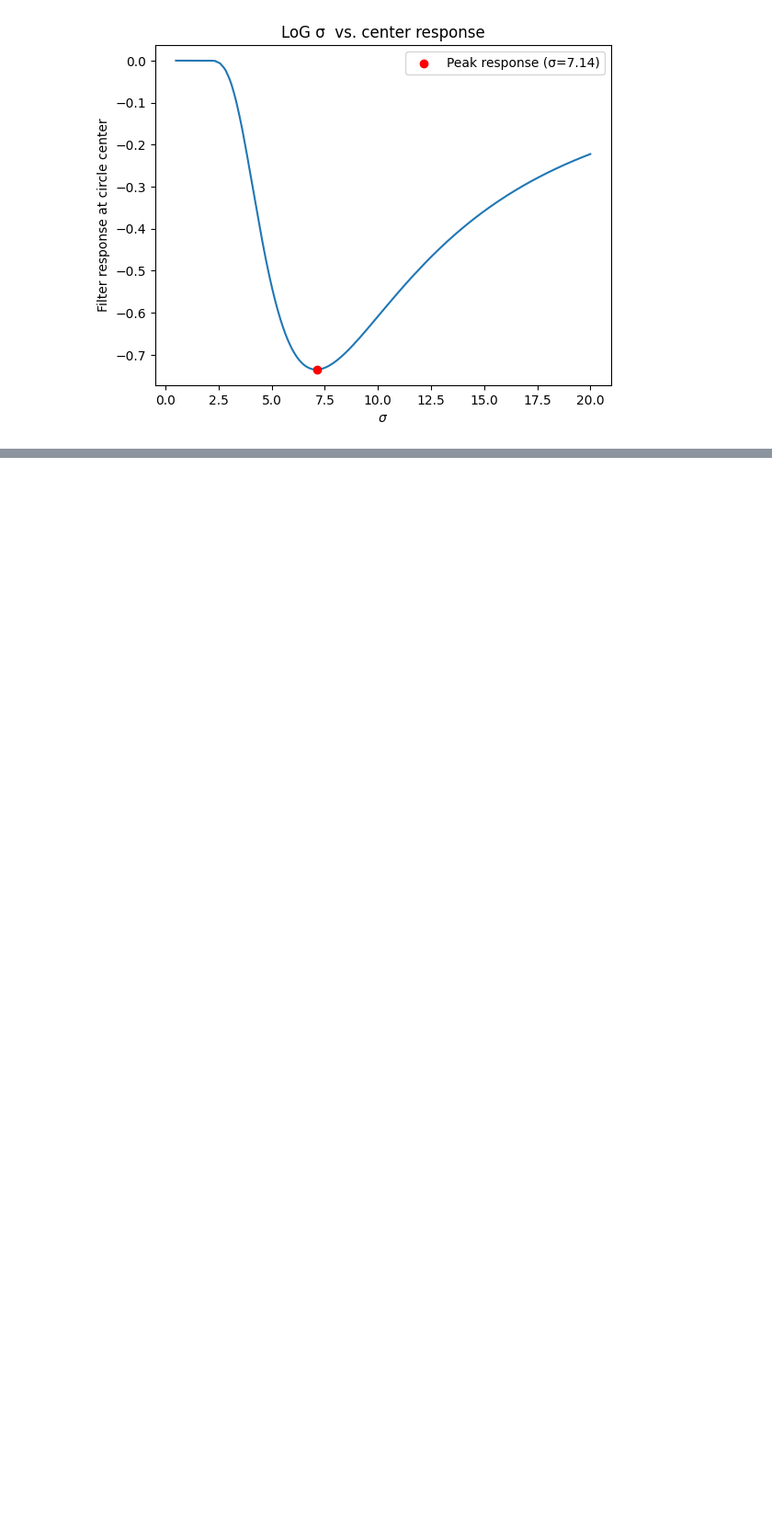
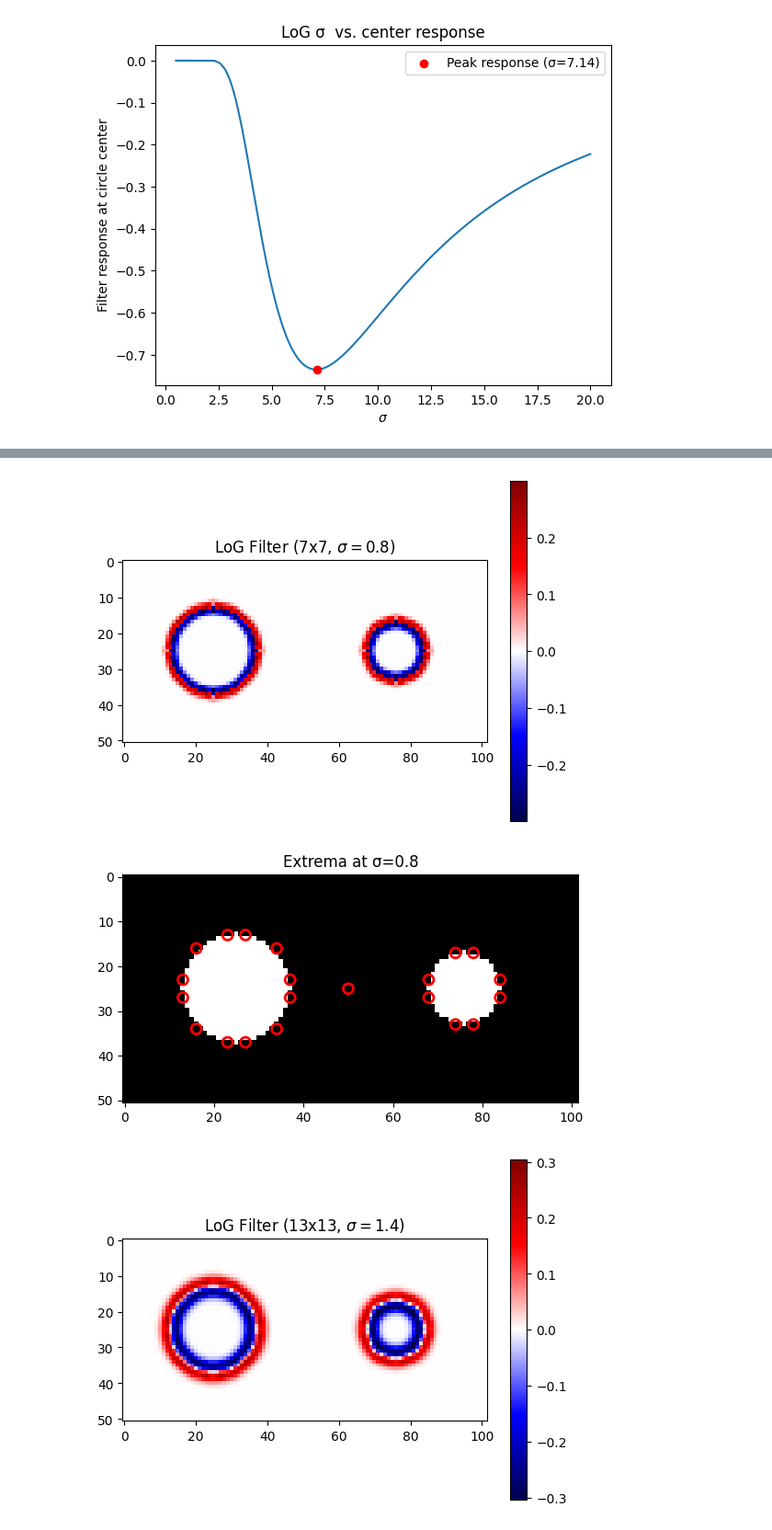
Before and after one commit to Archangel4148/CS5404, a Jupyter notebook: P2_features_scale_warping/P2.Features_Scale_Warping.ipynb, the cells around one changed output, grey strips where cells are left out. Shown at 92% size. Saved outputs shown, nothing was run; the diff lists cells and outputs as text; code cells hidden in the pictures; blank space fills up the shorter version.

```diff
--- a/P2_features_scale_warping/P2.Features_Scale_Warping.ipynb
+++ b/P2_features_scale_warping/P2.Features_Scale_Warping.ipynb
@@ -449,43 +456,81 @@ import scipy.ndimage
 
 def plot_circ_features(image, features, ax):
     ax.imshow(image, cmap='gray')
-    for m in features:
-        # if m[2] == sigmas.max():
-        #     continue
-        radius = None
-        if radius is None:
-            raise NotImplementedError()
-        cir = plt.Circle((m[0], m[1]), radius, color='r', fill=False)
+    for (x, y, sigma) in features:
+        # Approximate radius from sigma
+        radius = np.sqrt(2) * sigma
+        cir = plt.Circle((x, y), radius, color='r', fill=False, linewidth=2)
         ax.add_artist(cir)
 
 def get_local_maxima_3D(data, threshold, sigmas, neighborhood_size=5):
     # See: https://stackoverflow.com/a/9113227/3672986
     data_region_max = scipy.ndimage.maximum_filter(data, neighborhood_size)
     maxima = (data == data_region_max)
     data_min = scipy.ndimage.minimum_filter(data, neighborhood_size)
     maxima[data < threshold] = 0
 
     labeled, num_objects = scipy.ndimage.label(maxima)
     slices = scipy.ndimage.find_objects(labeled)
 
     features = []
     x, y = [], []
     for dy, dx, dz in slices:
         x_center = int(round((dx.start + dx.stop - 1)/2))
         y_center = int(round((dy.start + dy.stop - 1)/2))
         z_center = int(round((dz.start + dz.stop - 1)/2))
         features.append((x_center, y_center, sigmas[z_center]))
 
     return features
 
 def compute_multi_scale_features(image, sigmas, threshold, window_size=11):
-    raise NotImplementedError()
+    # Start with a blank image
+    response = np.zeros((image.shape[0], image.shape[1], len(sigmas)))
+
+    # Build the 3-D array of x, y, sigma
+    for i, sigma in enumerate(sigmas):
+        size = int(np.ceil(8 * sigma)) | 1
+        filt = get_LoG_filter(size, sigma)
+        feature_response = apply_filter(image, filt)
+        response[:, :, i] = np.abs(feature_response)  # important: absolute LoG response
+
+    # Find maxima
+    features = get_local_maxima_3D(response, threshold, sigmas, neighborhood_size=window_size)
+    return features
 
 fig = plt.figure()
 sigmas = np.arange(2, 20, 0.1)
 circ_img_a = get_circ_image(2 * im_half_size + 1, radius=12)
 circ_img_b = get_circ_image(2 * im_half_size + 1, radius=8)
 circ_img = np.concatenate([circ_img_a, circ_img_b], axis=1)
 plt.imshow(circ_img)
 
-None
+# Show the LoG features for four different values of sigma
+sigmas_to_test = [0.8, 1.4, 3.0, 7]
+for sigma in sigmas_to_test:
+    # 1. Filter response
+    size = int(np.ceil(8 * sigma)) | 1  # At least 8 * sigma, always odd
+    log_img = apply_filter(circ_img, get_LoG_filter(size, sigma))
+    bound = np.max(np.abs(log_img))
+    plt.title(f"LoG Filter ({size}x{size}, $\\sigma={sigma}$)")
+    plt.imshow(log_img, cmap="seismic", vmax=bound, vmin=-bound)
+    plt.colorbar()
+    plt.show()
+
+    # 2. Detect local extrema
+    threshold = np.percentile(np.abs(log_img), 50)
+    response_3d = log_img[:, :, None]  # I'm doing it one at a time, so no third dimension
+    features = get_local_maxima_3D(response_3d, threshold, np.array([sigma]))
+    fig, ax = plt.subplots()
+    ax.imshow(circ_img, cmap='gray')
+
+    # Plot extrema (like Harris)
+    xs, ys = zip(*[(x, y) for (x, y, _) in features])
+    # ax.plot(xs, ys, 'ro', markersize=4)
+    plot_circ_features(circ_img, features, ax)
+
+    plt.title(f"Extrema at σ={sigma}")
+    plt.show()
+# %% [output]
+[figure, added]
+[figure, added]
+[figure, added]
```
Also changed, not shown: parts of 3 cells of this notebook, 1 other file.
